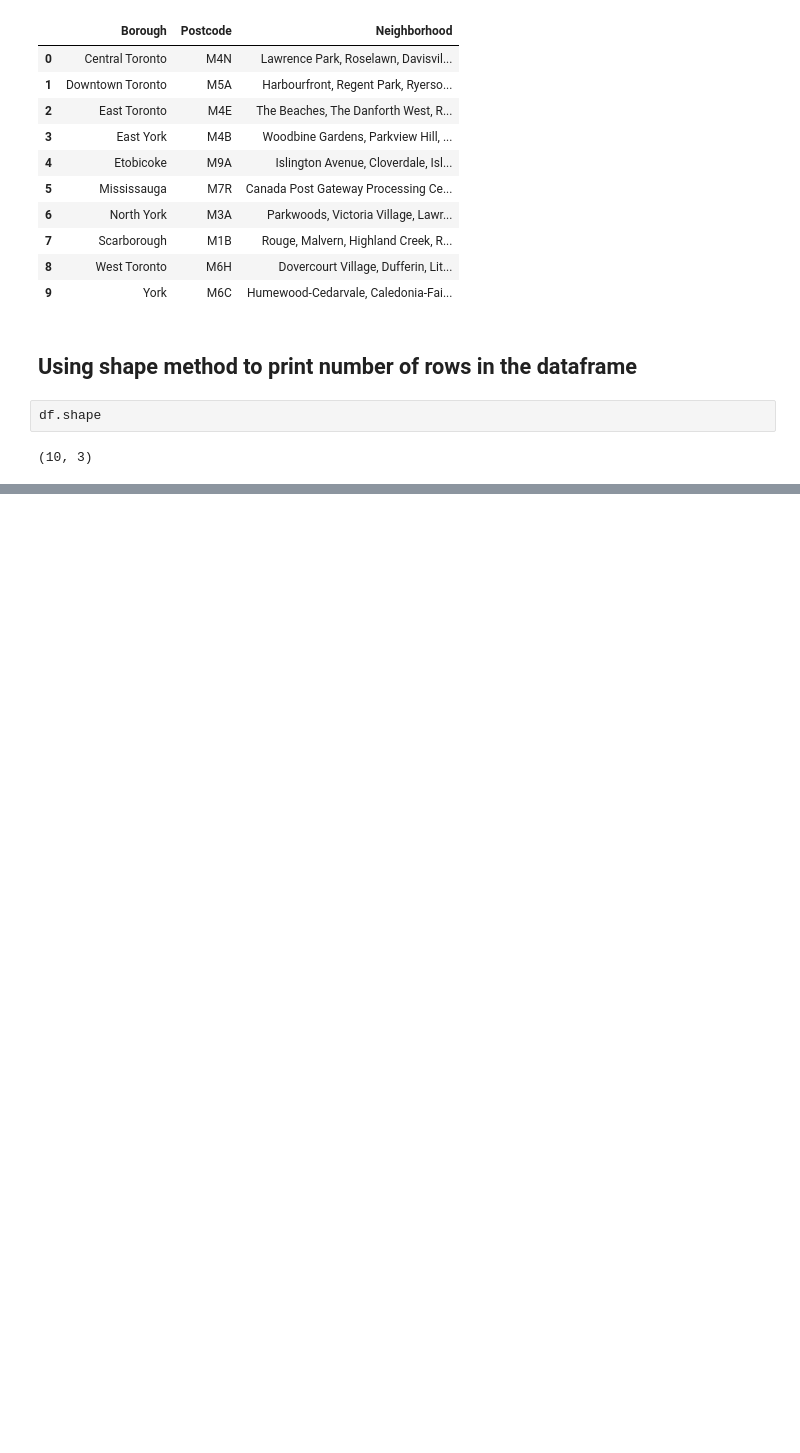
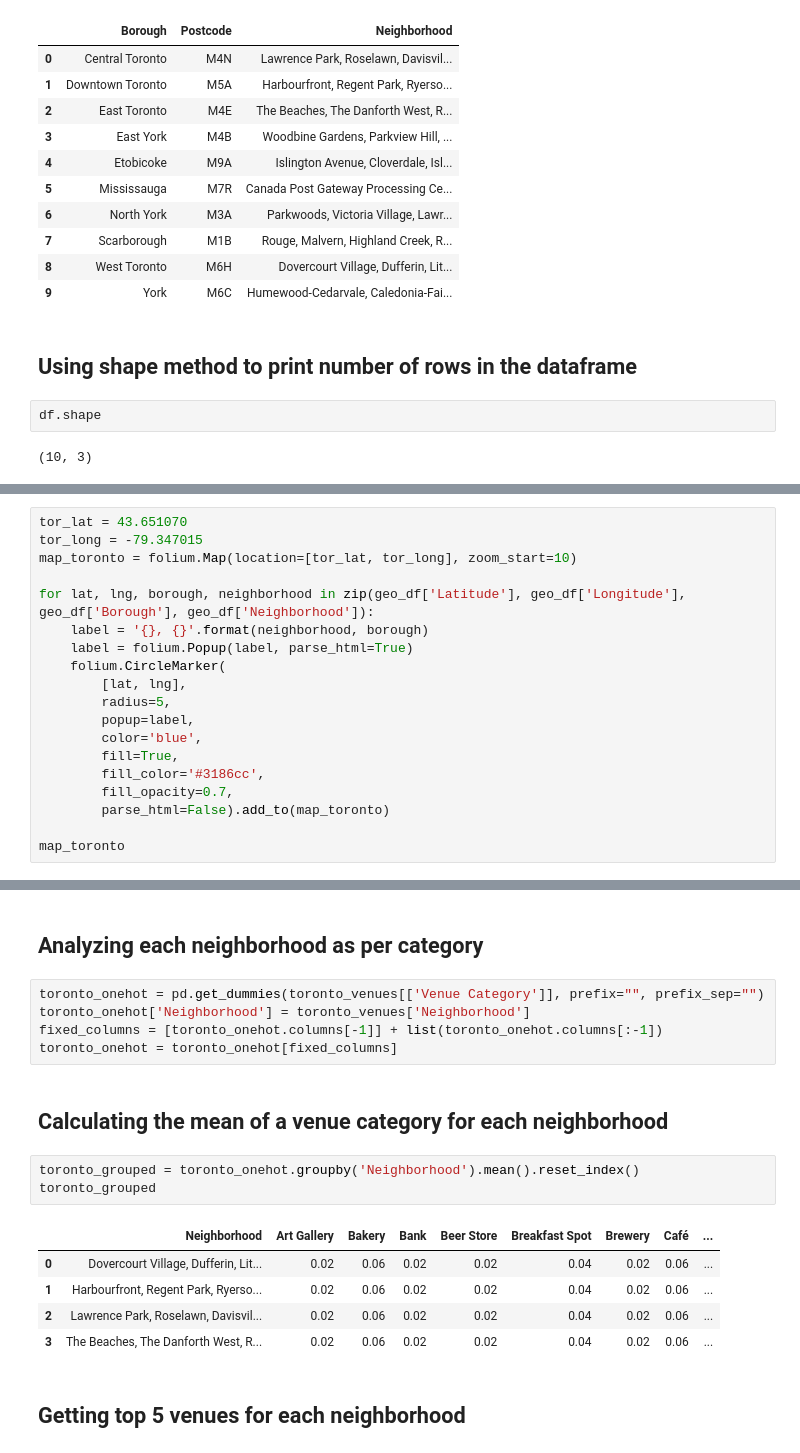
Before and after one commit to virendhanwani/Coursera_Capstone, a Jupyter notebook: Week3_assignment.ipynb, the cells around one changed output, grey strips where cells are left out. Drawn from its saved outputs; the diff is of its cells as text; blank space fills up the shorter version.

```diff
--- a/Week3_assignment.ipynb
+++ b/Week3_assignment.ipynb
@@ -54,0 +94,19 @@ df.shape
+# %%
+tor_lat = 43.651070
+tor_long = -79.347015
+map_toronto = folium.Map(location=[tor_lat, tor_long], zoom_start=10)
+
+for lat, lng, borough, neighborhood in zip(geo_df['Latitude'], geo_df['Longitude'], geo_df['Borough'], geo_df['Neighborhood']):
+    label = '{}, {}'.format(neighborhood, borough)
+    label = folium.Popup(label, parse_html=True)
+    folium.CircleMarker(
+        [lat, lng],
+        radius=5,
+        popup=label,
+        color='blue',
+        fill=True,
+        fill_color='#3186cc',
+        fill_opacity=0.7,
+        parse_html=False).add_to(map_toronto)
+
+map_toronto
@@ -54,0 +220,20 @@ df.shape
+# %% [markdown]
+## Analyzing each neighborhood as per category
+# %%
+toronto_onehot = pd.get_dummies(toronto_venues[['Venue Category']], prefix="", prefix_sep="")
+toronto_onehot['Neighborhood'] = toronto_venues['Neighborhood']
+fixed_columns = [toronto_onehot.columns[-1]] + list(toronto_onehot.columns[:-1])
+toronto_onehot = toronto_onehot[fixed_columns]
+# %% [markdown]
+## Calculating the mean of a venue category for each neighborhood
+# %%
+toronto_grouped = toronto_onehot.groupby('Neighborhood').mean().reset_index()
+toronto_grouped
+# %% [output]
+|  | Neighborhood | Art Gallery | Bakery | Bank | Beer Store | Breakfast Spot | Brewery | Café | ... |
+| 0 | Dovercourt Village, Dufferin, Lit... | 0.02 | 0.06 | 0.02 | 0.02 | 0.04 | 0.02 | 0.06 | ... |
+| 1 | Harbourfront, Regent Park, Ryerso... | 0.02 | 0.06 | 0.02 | 0.02 | 0.04 | 0.02 | 0.06 | ... |
+| 2 | Lawrence Park, Roselawn, Davisvil... | 0.02 | 0.06 | 0.02 | 0.02 | 0.04 | 0.02 | 0.06 | ... |
+| 3 | The Beaches, The Danforth West, R... | 0.02 | 0.06 | 0.02 | 0.02 | 0.04 | 0.02 | 0.06 | ... |
+# %% [markdown]
+## Getting top 5 venues for each neighborhood
```
Also changed, not shown: parts of 33 cells of this notebook.
